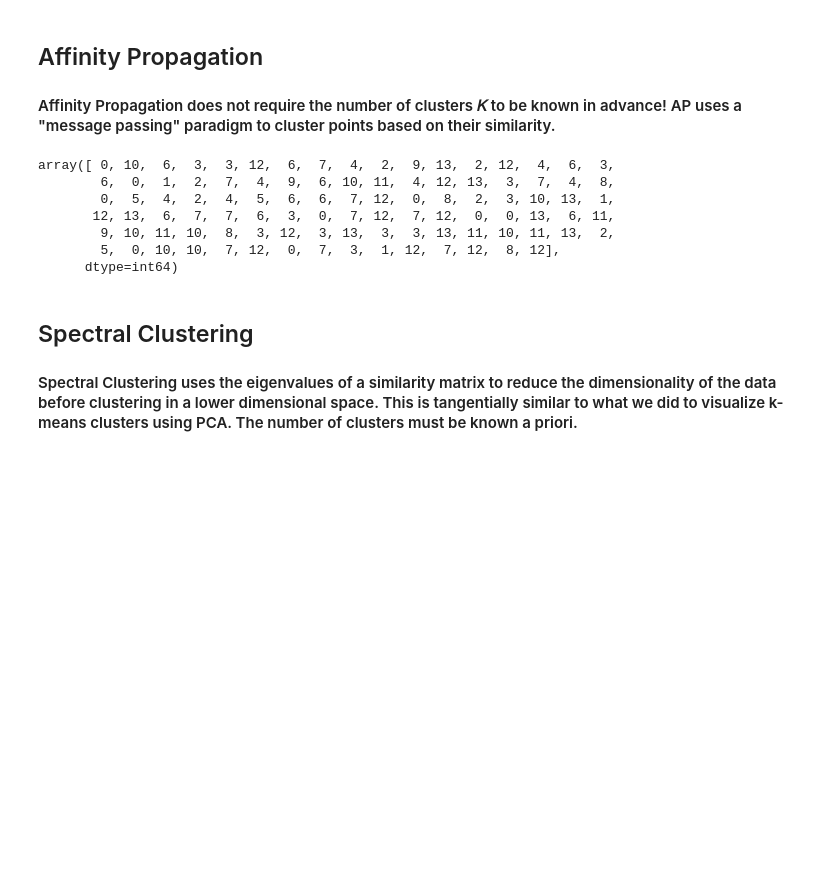
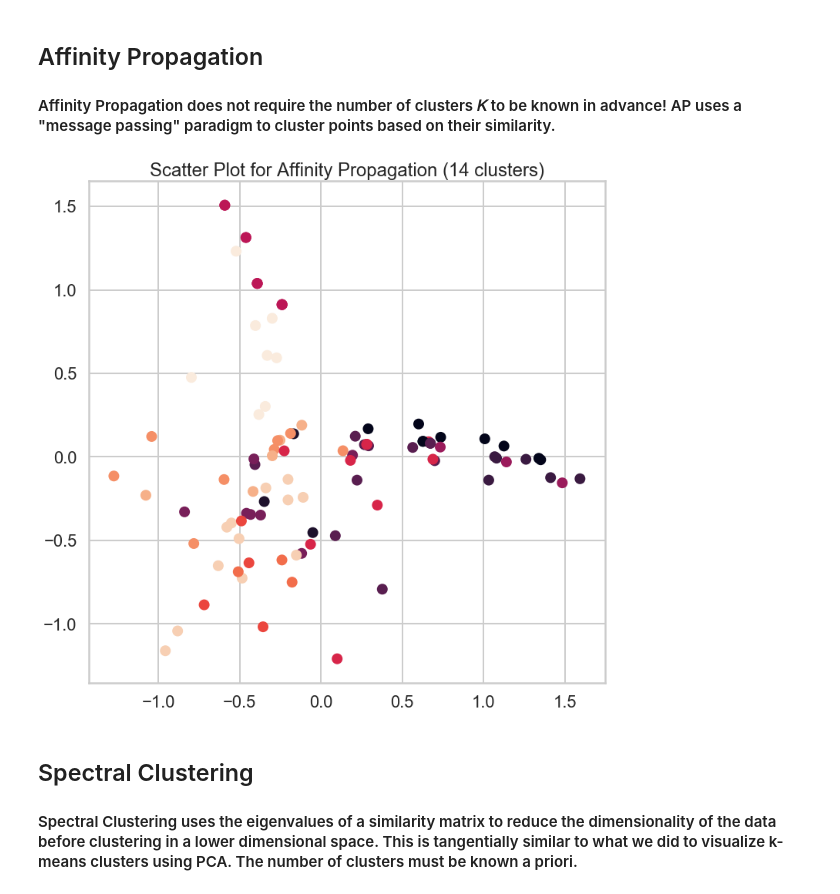
Before and after one commit to brocknosbisch/Springboard_Data_Science, a Jupyter notebook: Mini_Project_Clustering.ipynb, the cells around one changed output. Saved outputs shown, nothing was run; the diff lists cells and outputs as text; code cells hidden in the pictures; blank space fills up the shorter version.

```diff
--- a/Mini_Project_Clustering.ipynb
+++ b/Mini_Project_Clustering.ipynb
@@ -681,21 +702,26 @@ Source: http://scikit-learn.org/stable/modules/clustering.html
 # %% [markdown]
 ## Affinity Propagation
 #### Affinity Propagation does not require the number of clusters  𝐾  to be known in advance! AP uses a "message passing" paradigm to cluster points based on their similarity.
-# %%
-from sklearn.cluster import AffinityPropagation
-
-clustering = AffinityPropagation().fit(x_cols)
-clustering.labels_
-
-sns.lmplot(x="total_bill", y="tip", data=tips)
-# %% [output]
-array([ 0, 10,  6,  3,  3, 12,  6,  7,  4,  2,  9, 13,  2, 12,  4,  6,  3,
-        6,  0,  1,  2,  7,  4,  9,  6, 10, 11,  4, 12, 13,  3,  7,  4,  8,
-        0,  5,  4,  2,  4,  5,  6,  6,  7, 12,  0,  8,  2,  3, 10, 13,  1,
-       12, 13,  6,  7,  7,  6,  3,  0,  7, 12,  7, 12,  0,  0, 13,  6, 11,
-        9, 10, 11, 10,  8,  3, 12,  3, 13,  3,  3, 13, 11, 10, 11, 13,  2,
-        5,  0, 10, 10,  7, 12,  0,  7,  3,  1, 12,  7, 12,  8, 12],
-      dtype=int64)
+# %%
+
+# Try using Scatter Plots
+# And put tables or line plot for average silhouette score.
+
+from sklearn.cluster import AffinityPropagation
+
+clustering = AffinityPropagation()
+clustering = clustering.fit_predict(x_cols)
+
+silhouette_score(x_cols, clustering)
+
+plt.figure(figsize=(12,12))
+
+clustering = AffinityPropagation().fit(x_cols).labels_
+plt.scatter(df2['x'],df2['y'],  c=clustering)
+plt.title('Scatter Plot for Affinity Propagation (14 clusters)')
+plt.show()
+# %% [output]
+[figure, added]
 # %% [markdown]
 ## Spectral Clustering
 #### Spectral Clustering uses the eigenvalues of a similarity matrix to reduce the dimensionality of the data before clustering in a lower dimensional space. This is tangentially similar to what we did to visualize k-means clusters using PCA. The number of clusters must be known a priori.
```
Also changed, not shown: parts of 12 cells of this notebook.
